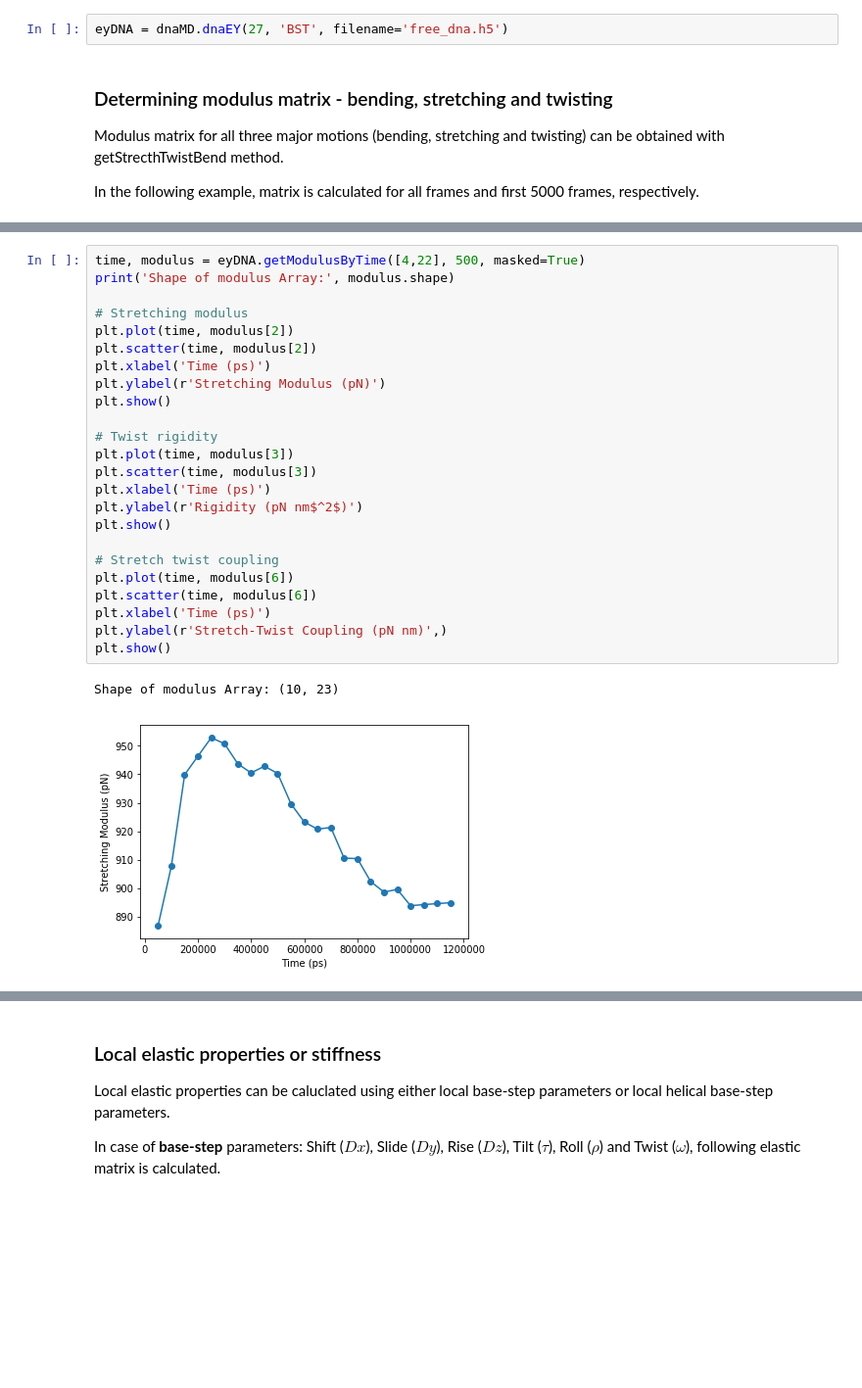
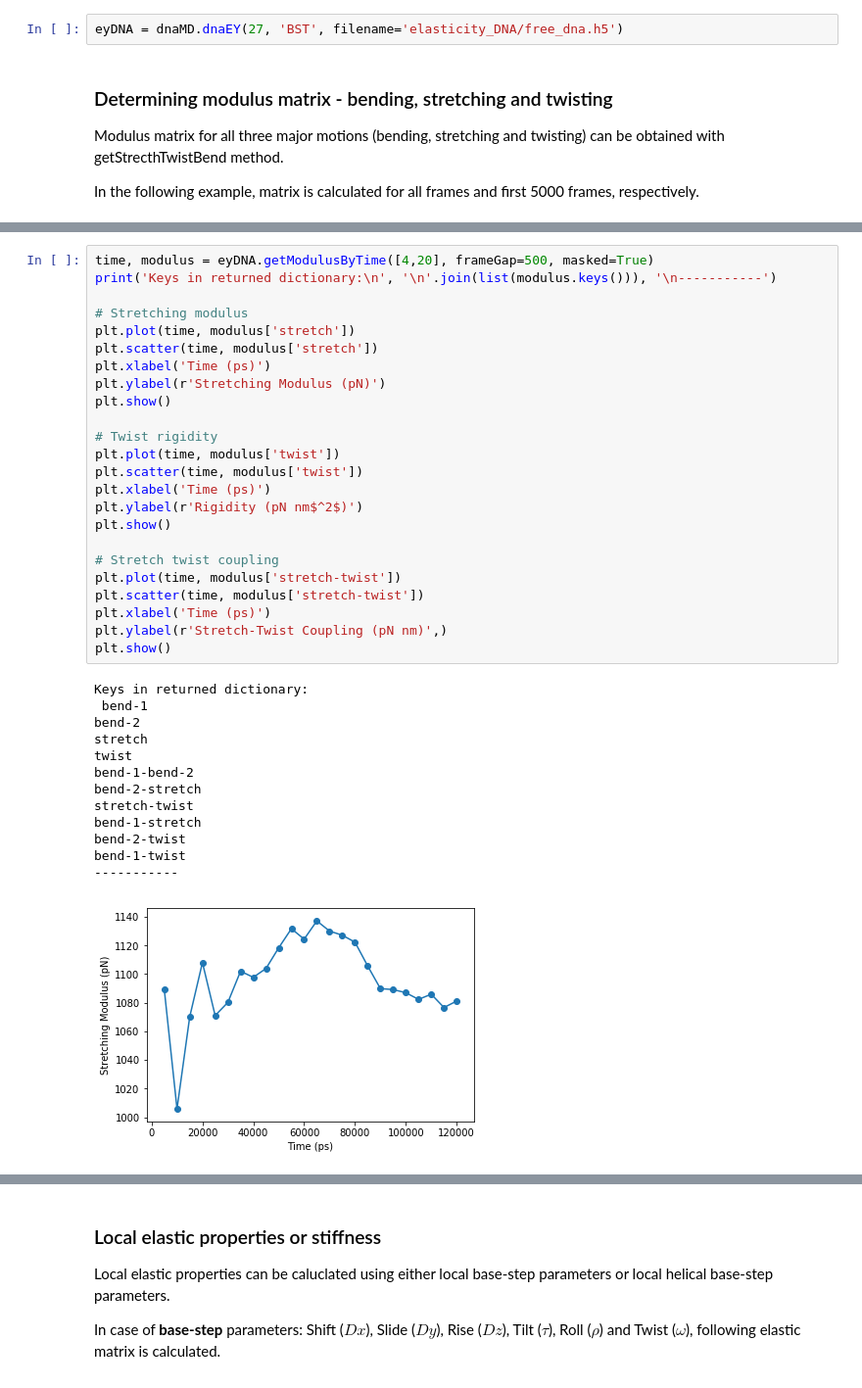
Before and after one commit to rjdkmr/do_x3dna, a Jupyter notebook: docs/notebooks/calculate_elasticity_tutorial.ipynb, the cells around one changed output, grey strips where cells are left out. Shown: that part at 98% size. Drawn from its saved outputs; the diff is of its cells as text; blank space fills up the shorter version.

```diff
--- a/docs/notebooks/calculate_elasticity_tutorial.ipynb
+++ b/docs/notebooks/calculate_elasticity_tutorial.ipynb
@@ -112,7 +40,7 @@ del freeDNA
 
 * This class contains all the required functions to calculate the elastic properties and deformation free energy.
 # %%
-eyDNA = dnaMD.dnaEY(27, 'BST', filename='free_dna.h5')
+eyDNA = dnaMD.dnaEY(27, 'BST', filename='elasticity_DNA/free_dna.h5')
 # %% [markdown]
 ### Determining modulus matrix - bending, stretching and twisting
 
@@ -215,29 +150,40 @@
 
 In the following example, modulus as a function of time was calculated by adding 1000 frames.
 # %%
-time, modulus = eyDNA.getModulusByTime([4,22], 500, masked=True)
-print('Shape of modulus Array:', modulus.shape)
+time, modulus = eyDNA.getModulusByTime([4,20], frameGap=500, masked=True)
+print('Keys in returned dictionary:\n', '\n'.join(list(modulus.keys())), '\n-----------')
 
 # Stretching modulus
-plt.plot(time, modulus[2])
-plt.scatter(time, modulus[2])
+plt.plot(time, modulus['stretch'])
+plt.scatter(time, modulus['stretch'])
 plt.xlabel('Time (ps)')
 plt.ylabel(r'Stretching Modulus (pN)')
 plt.show()
 
 # Twist rigidity
-plt.plot(time, modulus[3])
-plt.scatter(time, modulus[3])
+plt.plot(time, modulus['twist'])
+plt.scatter(time, modulus['twist'])
 plt.xlabel('Time (ps)')
 plt.ylabel(r'Rigidity (pN nm$^2$)')
 plt.show()
 
 # Stretch twist coupling
-plt.plot(time, modulus[6])
-plt.scatter(time, modulus[6])
+plt.plot(time, modulus['stretch-twist'])
+plt.scatter(time, modulus['stretch-twist'])
 plt.xlabel('Time (ps)')
 plt.ylabel(r'Stretch-Twist Coupling (pN nm)',)
 plt.show()
 # %% [output]
-Shape of modulus Array: (10, 23)
+Keys in returned dictionary:
+ bend-1
+bend-2
+stretch
+twist
+bend-1-bend-2
+bend-2-stretch
+stretch-twist
+bend-1-stretch
+bend-2-twist
+bend-1-twist
+-----------
-[figure, old version]
+[figure, new version]
```
Also changed, not shown: parts of 27 cells of this notebook, 23 other files.
